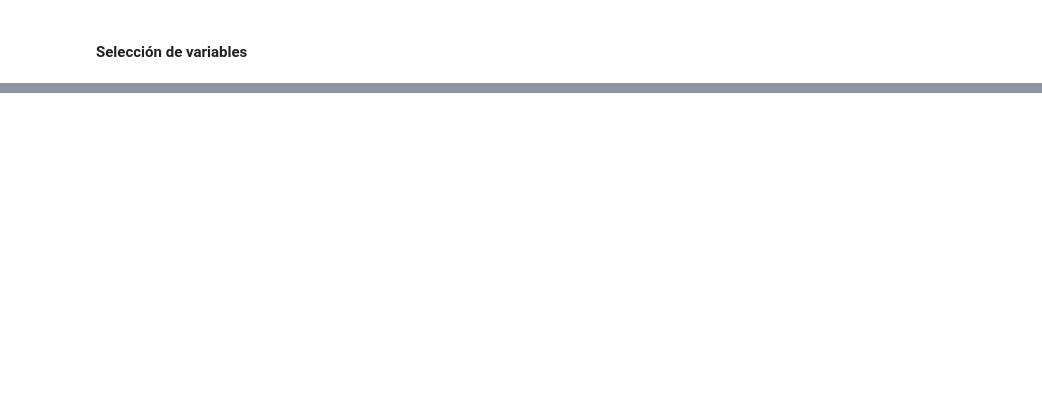
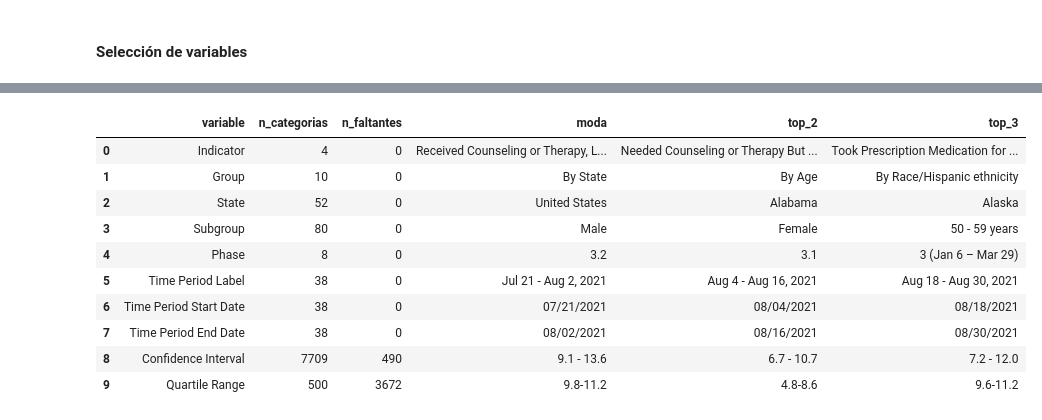
Before and after one commit to ElenaVillano/prope-programacion, a Jupyter notebook: materiales/m05_exploracion.ipynb, the cells around one changed output, grey strips where cells are left out. Cells and saved outputs as stored; diff of their text form; code cells hidden in the pictures; blank space fills up the shorter version.

```diff
--- a/materiales/m05_exploracion.ipynb
+++ b/materiales/m05_exploracion.ipynb
@@ -165,0 +342,5 @@ df_sex['Value'].min()
+# %%
+# Para ver 200 filas en el notebook
+pd.set_option('display.max_rows', 200)
+#Para ver 10 columnas en el notebook
+pd.set_option('display.max_columns', 20)
@@ -165,0 +409,6 @@ df_sex['Value'].min()
+# %%
+# Variables numéricas: pandas las detecta como int o float
+vars_numericas = df.select_dtypes(include=['int64', 'float64']).columns.tolist()
+
+# Variables categóricas: pandas las detecta como 'str'
+vars_categoricas = df.select_dtypes(include='str').columns.tolist()
@@ -165,0 +438,36 @@ df_sex['Value'].min()
+# %%
+def analizar_categoricas(df, columnas):
+    """Genera un resumen de variables categóricas."""
+
+    resultados = []
+
+    for columna in columnas:
+
+        frecuencias = df[columna].value_counts()
+
+        resultado = {
+            "variable": columna,
+            "n_categorias": df[columna].nunique(),
+            "n_faltantes": df[columna].isnull().sum(),
+            "moda": frecuencias.index[0],
+            "top_2": frecuencias.index[1] if len(frecuencias) > 1 else "-",
+            "top_3": frecuencias.index[2] if len(frecuencias) > 2 else "-"
+        }
+
+        resultados.append(resultado)
+
+    return pd.DataFrame(resultados)
+# %%
+analizar_categoricas(df, vars_categoricas)
+# %% [output]
+|  | variable | n_categorias | n_faltantes | moda | top_2 | top_3 |
+| 0 | Indicator | 4 | 0 | Received Counseling or Therapy, L... | Needed Counseling or Therapy But ... | Took Prescription Medication for ... |
+| 1 | Group | 10 | 0 | By State | By Age | By Race/Hispanic ethnicity |
+| 2 | State | 52 | 0 | United States | Alabama | Alaska |
+| 3 | Subgroup | 80 | 0 | Male | Female | 50 - 59 years |
+| 4 | Phase | 8 | 0 | 3.2 | 3.1 | 3 (Jan 6 – Mar 29) |
+| 5 | Time Period Label | 38 | 0 | Jul 21 - Aug 2, 2021 | Aug 4 - Aug 16, 2021 | Aug 18 - Aug 30, 2021 |
+| 6 | Time Period Start Date | 38 | 0 | 07/21/2021 | 08/04/2021 | 08/18/2021 |
+| 7 | Time Period End Date | 38 | 0 | 08/02/2021 | 08/16/2021 | 08/30/2021 |
+| 8 | Confidence Interval | 7709 | 490 | 9.1 - 13.6 | 6.7 - 10.7 | 7.2 - 12.0 |
+| 9 | Quartile Range | 500 | 3672 | 9.8-11.2 | 4.8-8.6 | 9.6-11.2 |
```
Also changed, not shown: parts of 72 cells of this notebook.
